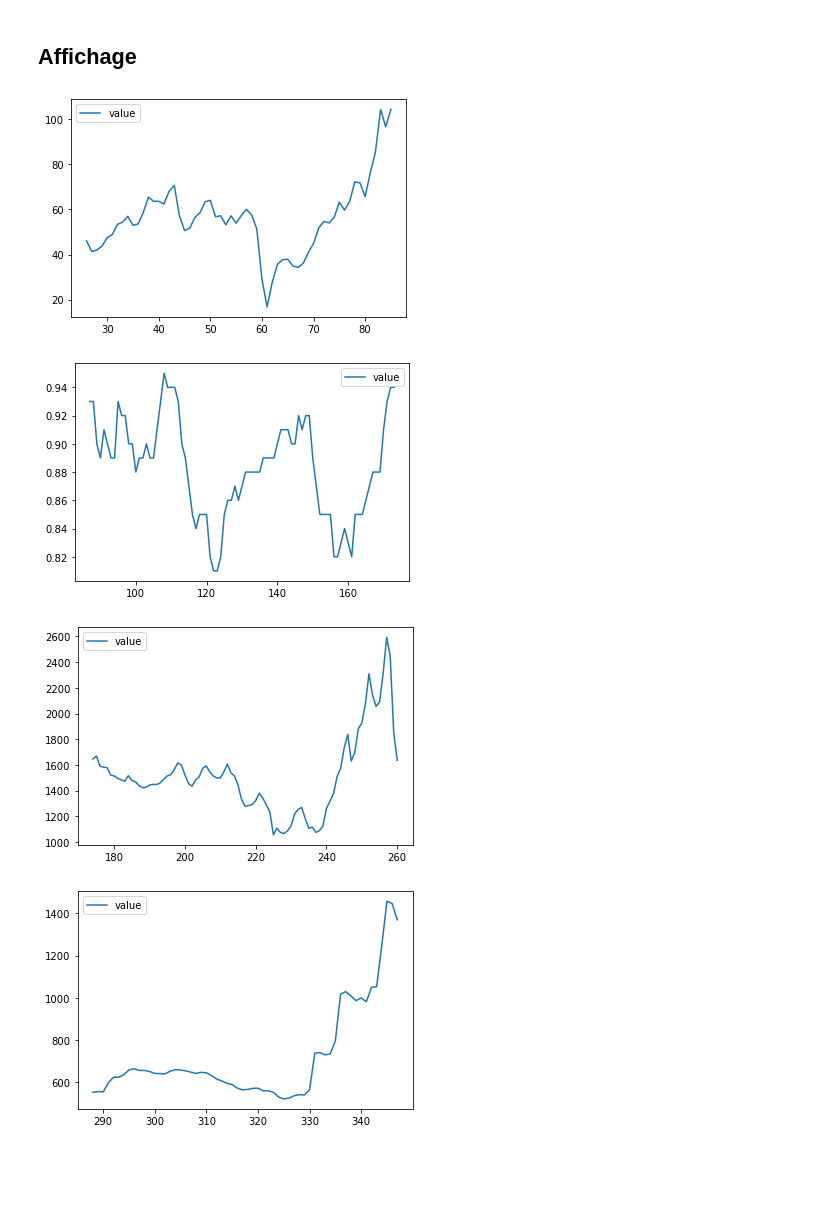
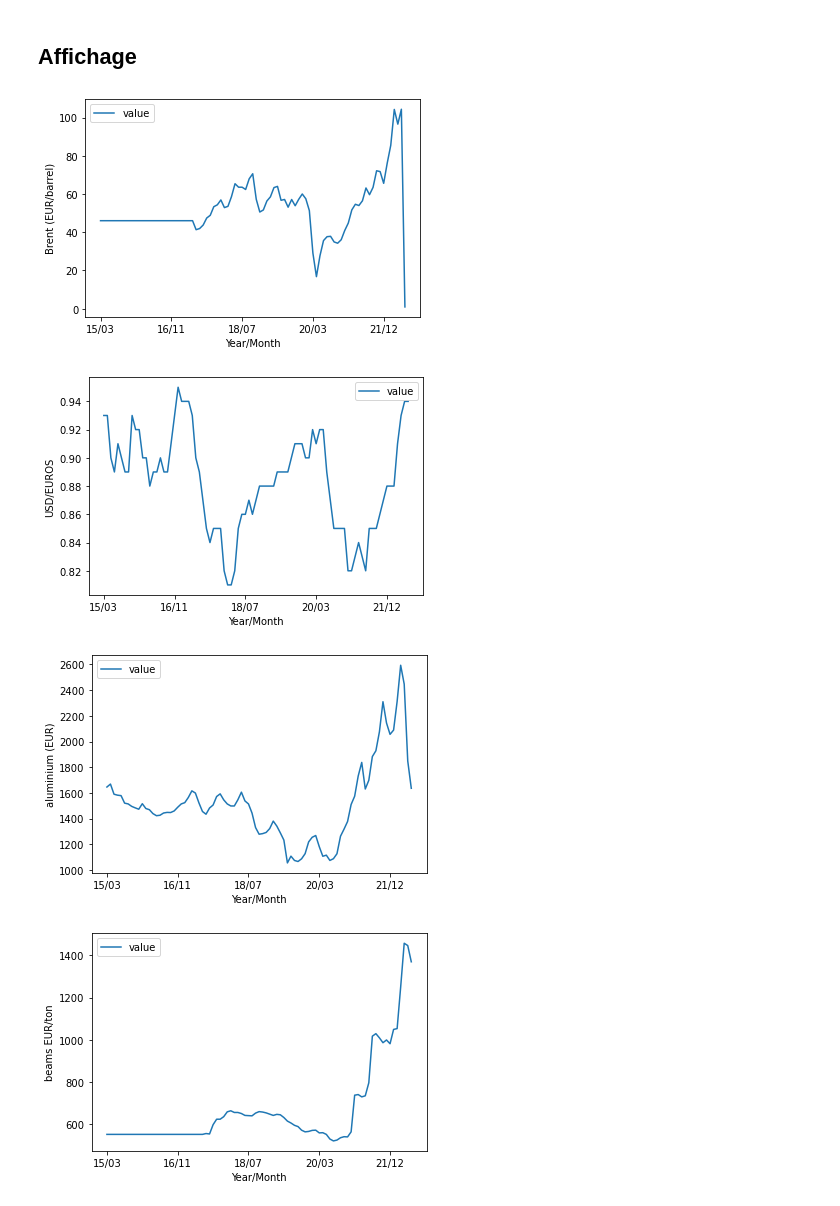
Before and after one commit to theo-soler/Projet_info, a Jupyter notebook: Dev.ipynb, the cells around one changed output. Drawn from its saved outputs; the diff is of its cells as text; code cells hidden in the pictures; blank space fills up the shorter version.

```diff
--- a/Dev.ipynb
+++ b/Dev.ipynb
@@ -22,0 +25,4 @@ tab.to_csv(r'tableau_by_month.csv', index = True, header = True)
+# %%
+tab = tab.fillna(method='bfill')
+
+tab.head()
@@ -24,9 +37,9 @@ tab.to_csv(r'tableau_by_month.csv', index = True, header = True)
 ## Affichage
 # %%
 for elem in tab['variable'].unique():
-    tab[tab['variable'] == elem].plot()
+    tab[tab['variable'] == elem].plot(x='Year/Month', y='value', ylabel=elem)
 # %% [output]
-[figure, old version]
+[figure, new version]
-[figure, old version]
+[figure, new version]
-[figure, old version]
+[figure, new version]
-[figure, old version]
+[figure, new version]
```
Also changed, not shown: parts of 5 cells of this notebook, 1 other file.
